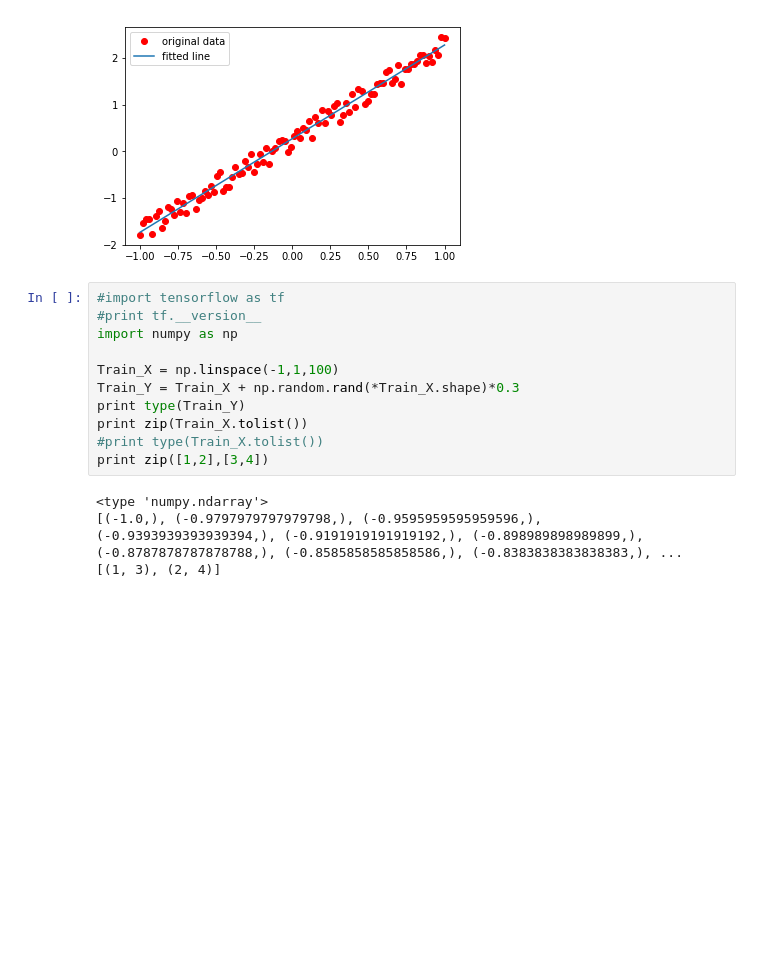
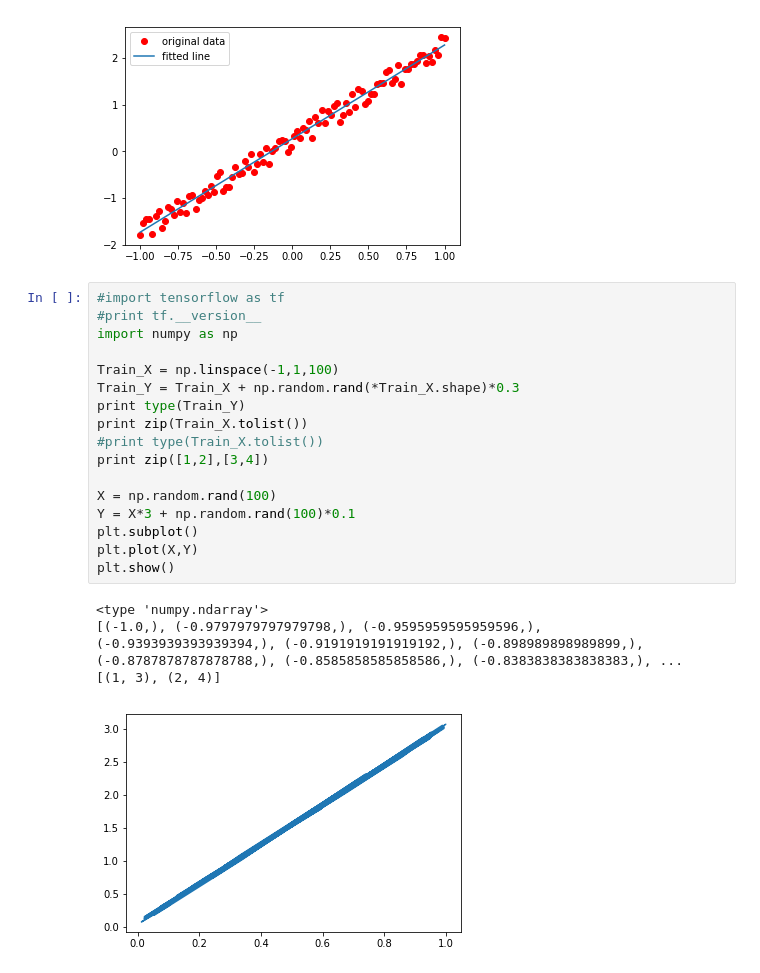
Before and after one commit to bobz653/machine-learning, a Jupyter notebook: tensor_basic/basic.ipynb, the cells around one changed output. Drawn from its saved outputs; the diff is of its cells as text; blank space fills up the shorter version.

```diff
--- a/tensor_basic/basic.ipynb
+++ b/tensor_basic/basic.ipynb
@@ -76,15 +76,22 @@ Done
 # %%
 #import tensorflow as tf
 #print tf.__version__
 import numpy as np
 
 Train_X = np.linspace(-1,1,100)
 Train_Y = Train_X + np.random.rand(*Train_X.shape)*0.3
 print type(Train_Y)
 print zip(Train_X.tolist())
 #print type(Train_X.tolist())
 print zip([1,2],[3,4])
+
+X = np.random.rand(100)
+Y = X*3 + np.random.rand(100)*0.1
+plt.subplot()
+plt.plot(X,Y)
+plt.show()
 # %% [output]
 <type 'numpy.ndarray'>
 [(-1.0,), (-0.9797979797979798,), (-0.9595959595959596,), (-0.9393939393939394,), (-0.9191919191919192,), (-0.898989898989899,), (-0.8787878787878788,), (-0.8585858585858586,), (-0.8383838383838383,), ...
 [(1, 3), (2, 4)]
+[figure, added]
```
